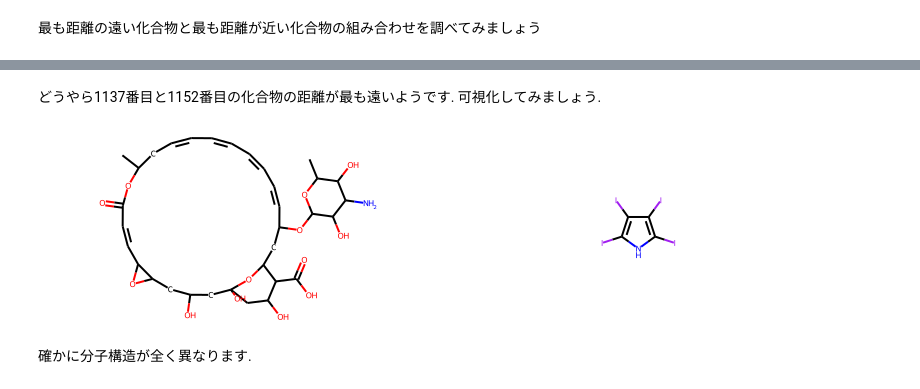
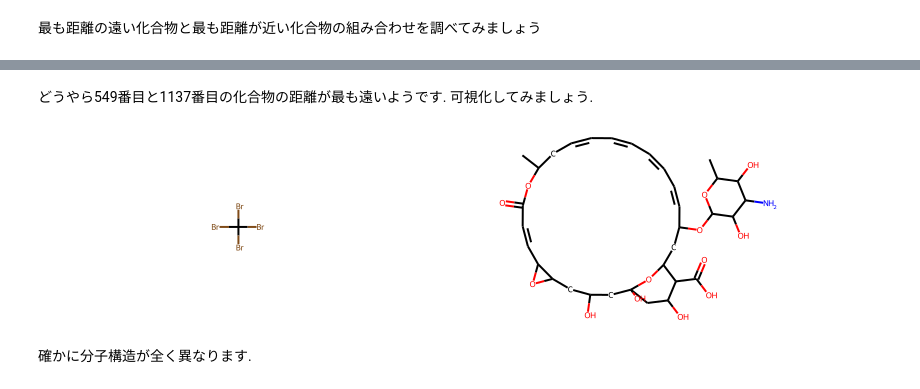
Before and after one commit to TeddyGlass/tutorials, a Jupyter notebook: notebook/chapter4.ipynb, the cells around one changed output, grey strips where cells are left out. Cells and saved outputs as stored; diff of their text form; code cells hidden in the pictures.

```diff
--- a/notebook/chapter4.ipynb
+++ b/notebook/chapter4.ipynb
@@ -185,9 +210,9 @@ print(max_ij)
 # %% [markdown]
-どうやら1137番目と1152番目の化合物の距離が最も遠いようです. 可視化してみましょう.
+どうやら549番目と1137番目の化合物の距離が最も遠いようです. 可視化してみましょう.
 # %%
-Draw.MolsToGridImage([mols[1137], mols[1152]], molsPerRow=2, subImgSize=(400, 200))
+Draw.MolsToGridImage([mols[549], mols[1137]], molsPerRow=2, subImgSize=(400, 200))
 # %% [output]
-[figure, old version]
+[figure, new version]
 # %% [markdown]
 確かに分子構造が全く異なります.
 # %% [markdown]
```
Also changed, not shown: parts of 13 cells of this notebook.
